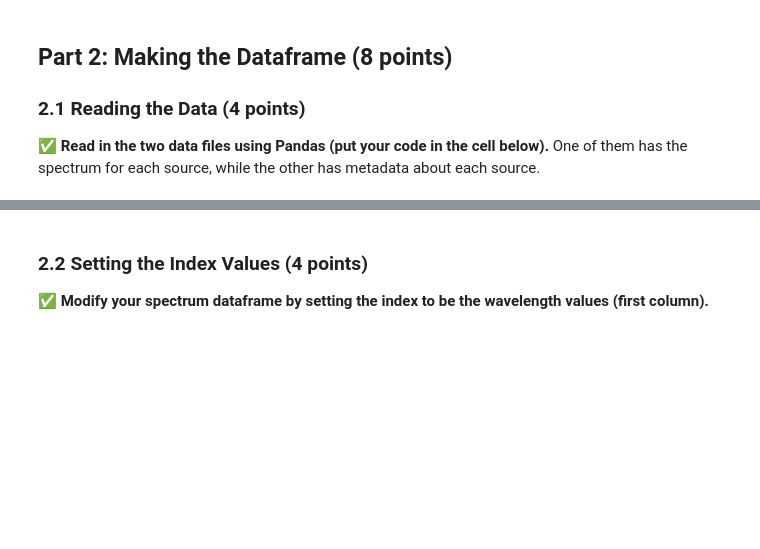
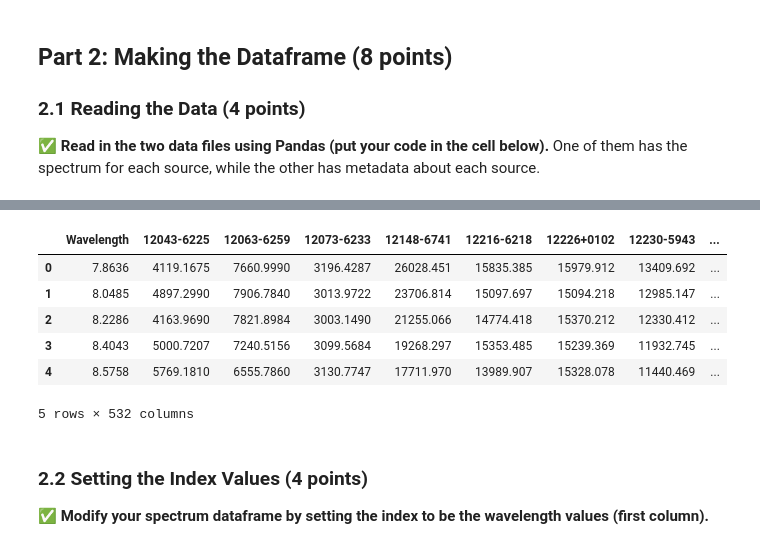
Before and after one commit to soesit/cmse202-f22-turnin, a Jupyter notebook: midterm/CMSE202_Midterm_Sect01_STUDENT.ipynb, the cells around one changed output, grey strips where cells are left out. Saved outputs shown, nothing was run; the diff lists cells and outputs as text; code cells hidden in the pictures; blank space fills up the shorter version.

```diff
--- a/midterm/CMSE202_Midterm_Sect01_STUDENT.ipynb
+++ b/midterm/CMSE202_Midterm_Sect01_STUDENT.ipynb
@@ -75,3 +80,13 @@ pandas.core.frame.DataFrame
+# %%
+spectra_data.head()
+# %% [output]
+|  | Wavelength | 12043-6225 | 12063-6259 | 12073-6233 | 12148-6741 | 12216-6218 | 12226+0102 | 12230-5943 | ... |
+| 0 | 7.8636 | 4119.1675 | 7660.9990 | 3196.4287 | 26028.451 | 15835.385 | 15979.912 | 13409.692 | ... |
+| 1 | 8.0485 | 4897.2990 | 7906.7840 | 3013.9722 | 23706.814 | 15097.697 | 15094.218 | 12985.147 | ... |
+| 2 | 8.2286 | 4163.9690 | 7821.8984 | 3003.1490 | 21255.066 | 14774.418 | 15370.212 | 12330.412 | ... |
+| 3 | 8.4043 | 5000.7207 | 7240.5156 | 3099.5684 | 19268.297 | 15353.485 | 15239.369 | 11932.745 | ... |
+| 4 | 8.5758 | 5769.1810 | 6555.7860 | 3130.7747 | 17711.970 | 13989.907 | 15328.078 | 11440.469 | ... |
+5 rows × 532 columns
 # %% [markdown]
 ### 2.2 Setting the Index Values (4 points)
 
```
Also changed, not shown: parts of 14 cells of this notebook.
